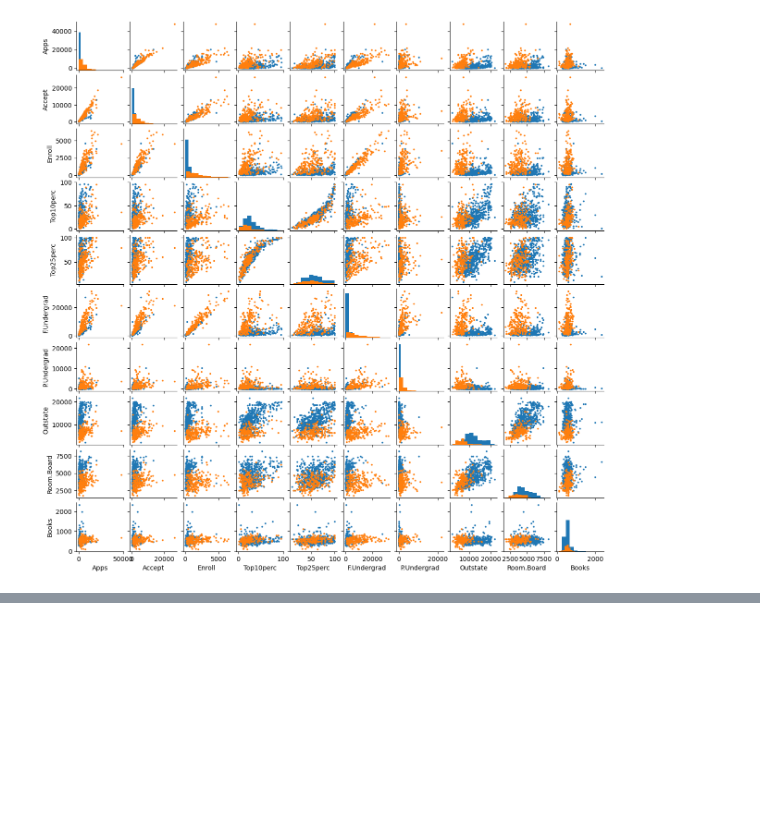
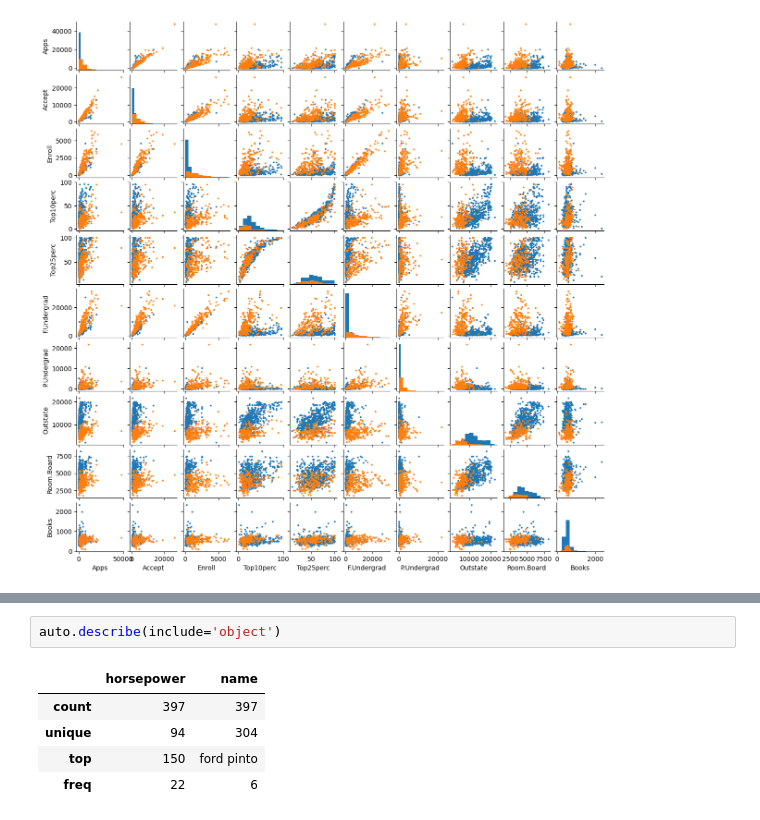
Before and after one commit to lusm554/introduction-statistical-learning, a Jupyter notebook: labs/Ch02-statlearn-lab.ipynb, the cells around one changed output, grey strips where cells are left out. Drawn from its saved outputs; the diff is of its cells as text; blank space fills up the shorter version.

```diff
--- a/labs/Ch02-statlearn-lab.ipynb
+++ b/labs/Ch02-statlearn-lab.ipynb
@@ -1571,0 +1602,8 @@ g.fig.set_size_inches(12, 12)
+# %%
+auto.describe(include='object')
+# %% [output]
+|  | horsepower | name |
+| count | 397 | 397 |
+| unique | 94 | 304 |
+| top | 150 | ford pinto |
+| freq | 22 | 6 |
```
Also changed, not shown: parts of 6 cells of this notebook.
